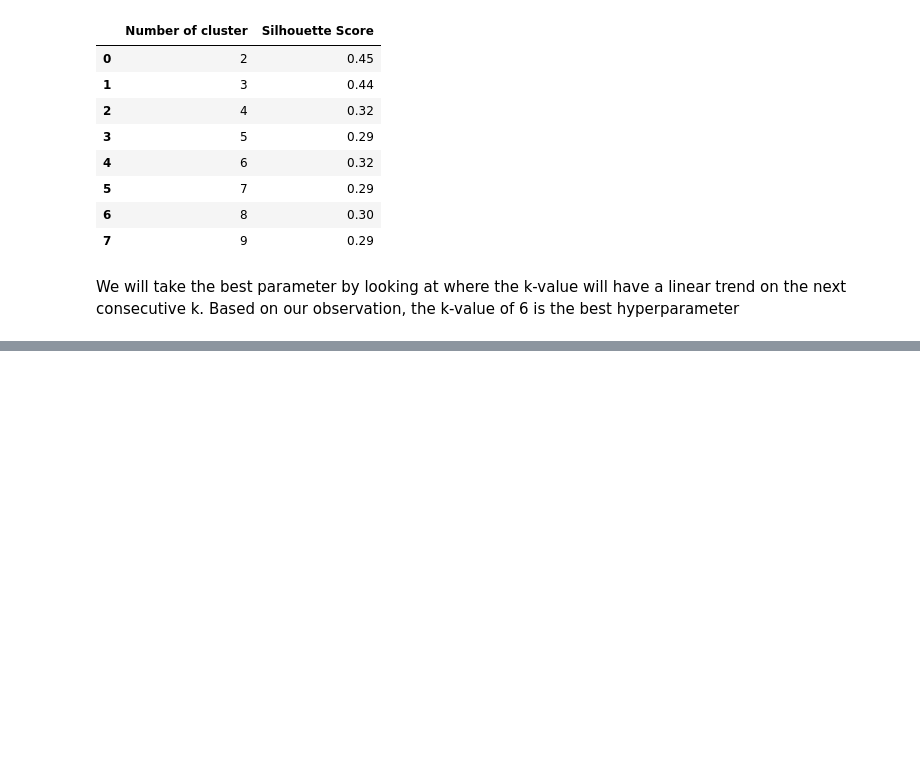
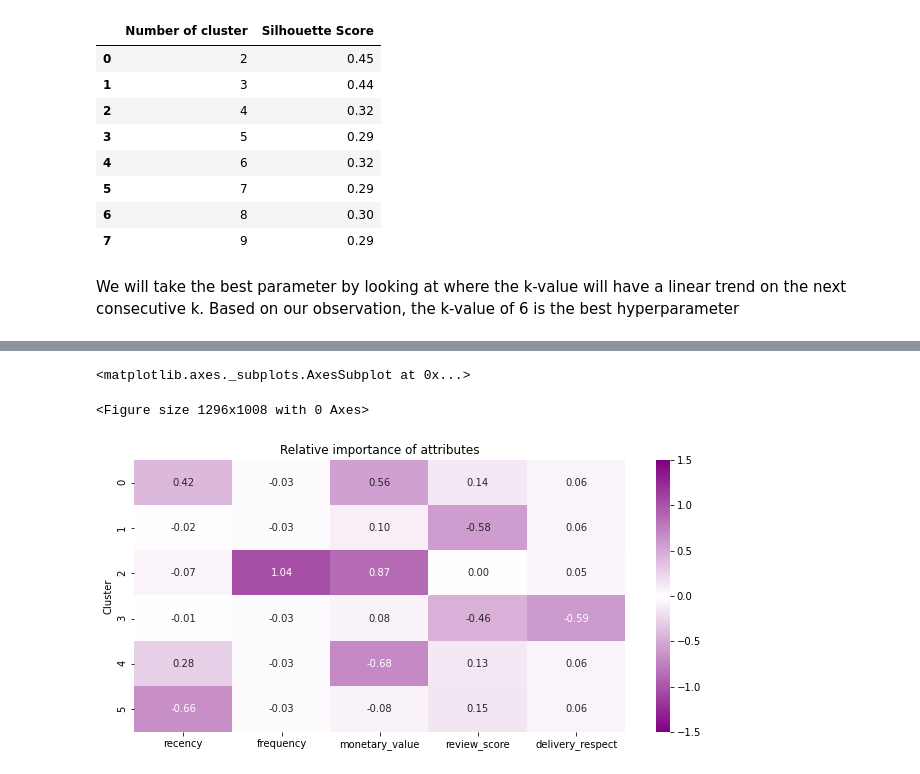
Before and after one commit to mariusbiteau/Ecommerce-Customer-Segmentation, a Jupyter notebook: Segmentation_Ecommerce_Customer_Segmentation_ipynb.ipynb, the cells around one changed output, grey strips where cells are left out. Saved outputs shown, nothing was run; the diff lists cells and outputs as text; code cells hidden in the pictures; blank space fills up the shorter version.

```diff
--- a/Segmentation_Ecommerce_Customer_Segmentation_ipynb.ipynb
+++ b/Segmentation_Ecommerce_Customer_Segmentation_ipynb.ipynb
@@ -737,0 +712,4 @@ NameError: ignored
+# %%
+customer_km = pd.DataFrame(customer_km, columns=['recency', 'frequency', 'monetary_value','review_score', 'delivery_respect'])
+customer_km['Cluster'] = cluster_labels
+customer_km.head(10)
@@ -737,0 +729,22 @@ NameError: ignored
+# %%
+cluster_avg = customer_km.groupby('Cluster').mean()
+population_avg = customer_km.drop(columns='Cluster').mean()
+
+relative_imp = (cluster_avg / population_avg).round(2)
+relative_imp = relative_imp - 1
+
+plt.clf()
+plt.figure(figsize=(11, 5))
+plt.title('Relative importance of attributes')
+cmap = LinearSegmentedColormap.from_list(name='test',
+                                         colors=['purple', 'white', 'purple'])
+sns.heatmap(data=relative_imp,
+            annot=True,
+            fmt='.2f',
+            cmap=cmap,
+            vmin=-1.5,
+            vmax=1.5)
+# %% [output]
+<matplotlib.axes._subplots.AxesSubplot at 0x...>
+<Figure size 1296x1008 with 0 Axes>
+[figure, added]
```
Also changed, not shown: parts of 17 cells of this notebook.
